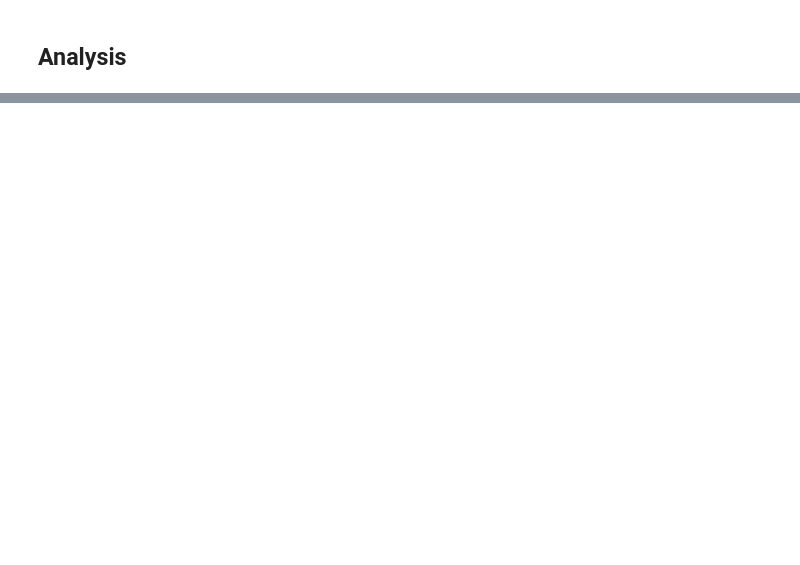
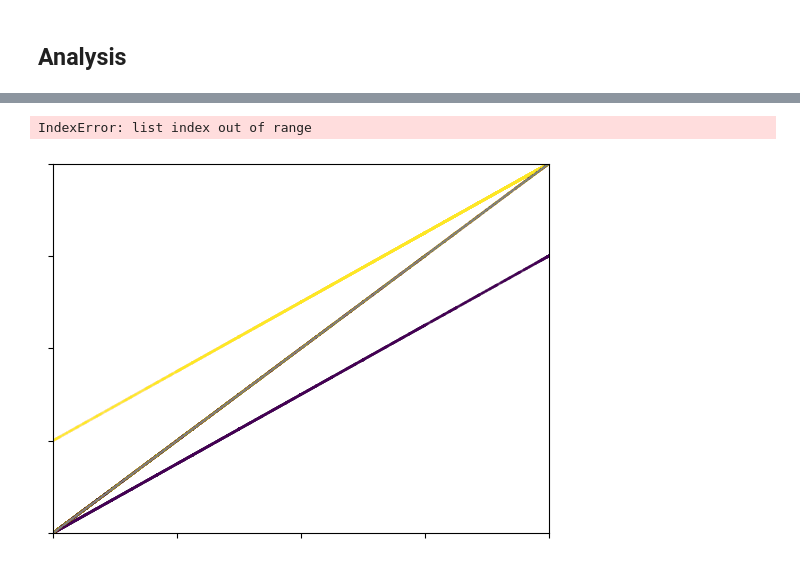
Before and after one commit to whyhardt/closedloop_rl, a Jupyter notebook: SindyRL_RNN.ipynb, the cells around one changed output, grey strips where cells are left out. Cells and saved outputs as stored; diff of their text form; code cells hidden in the pictures; blank space fills up the shorter version.

```diff
--- a/SindyRL_RNN.ipynb
+++ b/SindyRL_RNN.ipynb
@@ -673,7 +669,7 @@ def normalize(x, axis=1):
 # take qs_norm as q-values
 experiment_dict = {
     label_test: experiment_list_test,
-    label_hybrnn: experiment_list_hybrnn,
+    label_rnn: experiment_list_rnn,
     # label_datasindy: experiment_list_datasindy,
     label_rnnsindy: experiment_list_rnnsindy,
     }
@@ -683,30 +679,33 @@ for l in experiment_dict.keys():
     qs = np.stack([experiment_dict[l][session].q for session in range(n_sessions)], axis=1)
     choices = np.stack([experiment_dict[l][session].choices for session in range(n_sessions)], axis=1)
     rewards = np.stack([experiment_dict[l][session].rewards for session in range(n_sessions)], axis=1)
 
     qs = normalize(qs, axis=0)
     fig = plt.figure()
     ax = fig.add_subplot(111)
     for session in range(n_sessions):
         ax.plot(np.linspace(-10, 10), np.linspace(-10, 10), 'grey', linewidth=0.5)
         for arm in range(n_actions):
             q_old = qs[:-1, session, arm]
             q_new = qs[1:, session, arm]
             ax.scatter(q_old, q_new, c=experiment_dict[l][session].rewards[:-1], alpha=.05, s=1)
     # set colorbar
     # cbar = plt.colorbar(ax.scatter([], [], c=[], alpha=1, s=1))
     # cbar.set_label('Reward')
     q_min = np.min(qs)
     q_max = np.max(qs)
     ax.set_ylim(q_min, q_max)
     ax.set_xlim(q_min, q_max)
     ax.set_xticks(np.linspace(q_min, q_max, 5))
     ax.set_yticks(np.linspace(q_min, q_max, 5))
     ax.set_xticklabels(['']*5)
     ax.set_yticklabels(['']*5)
     plt.rc('grid', color='grey')
     plt.grid()
     # plt.title(l)
     # plt.xlabel('Old Q-Values')
     # plt.ylabel('New Q-Values')
     plt.show() if not save_fig else plt.savefig(f'plots/q_value_update_{l}.png', dpi=1000)
+# %% [output]
+IndexError: list index out of range
+[figure, added]
```
Also changed, not shown: parts of 13 cells of this notebook, 18 other files.
